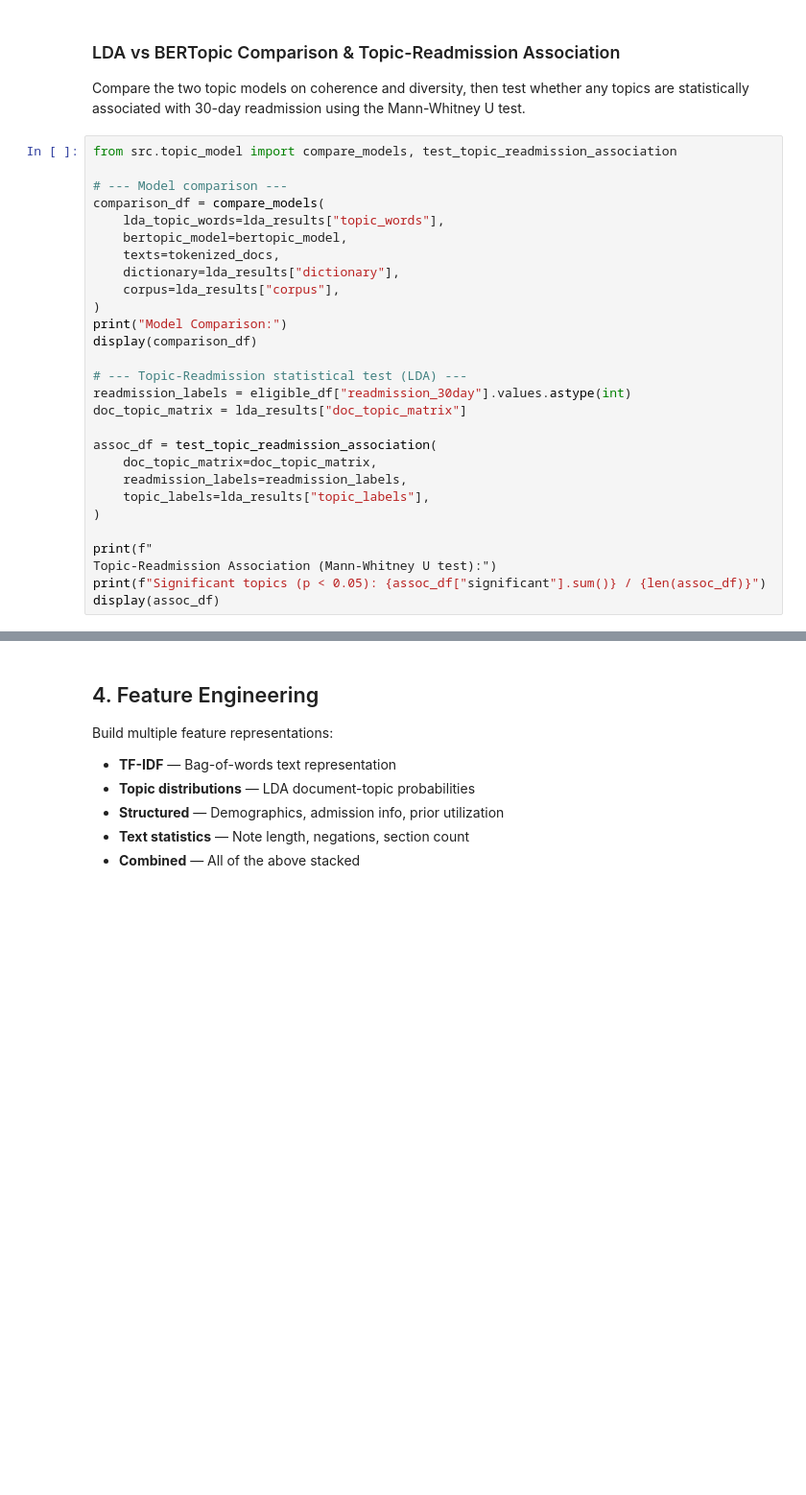
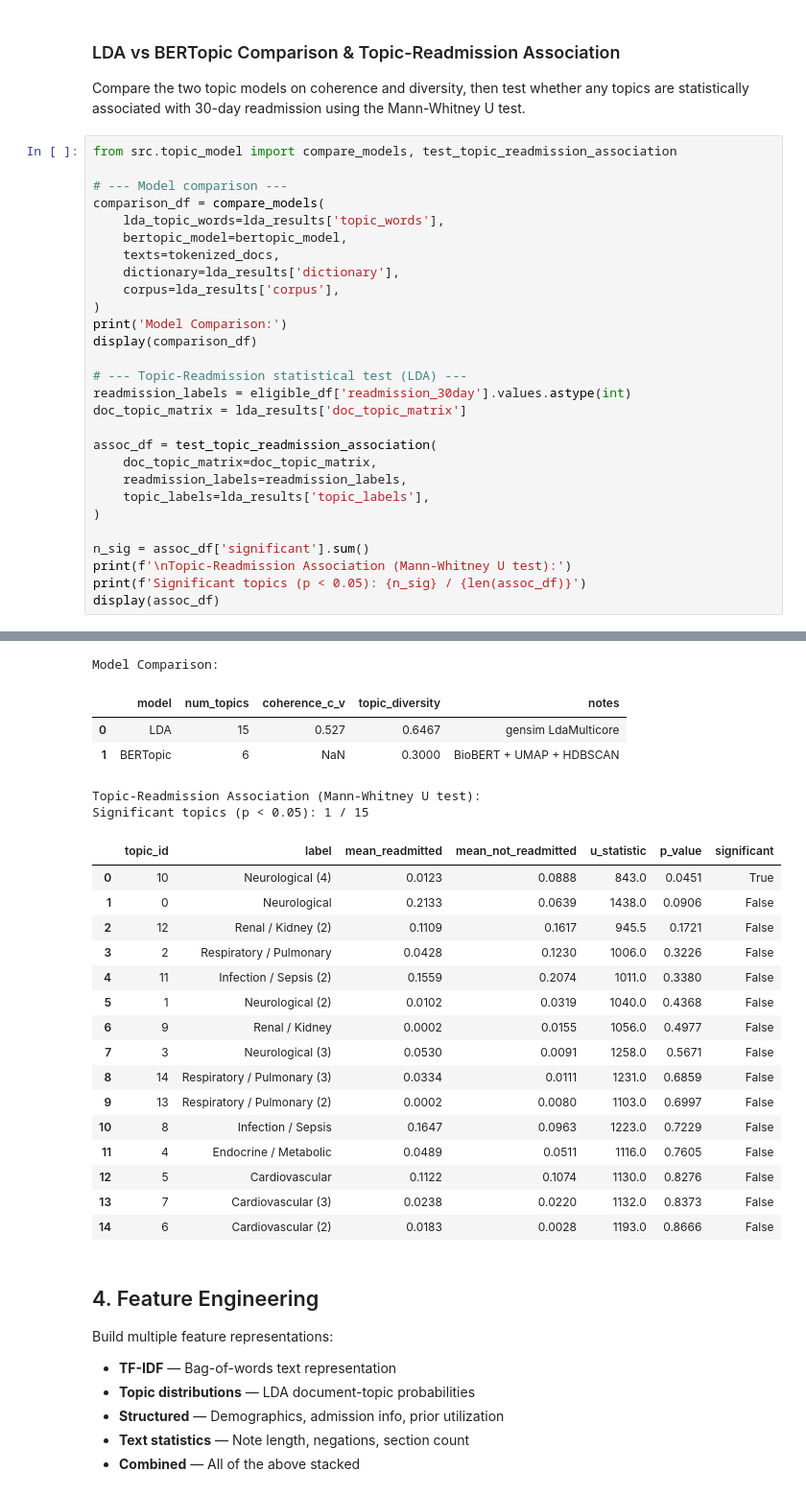
Before and after one commit to IamPrashantBhattarai/Clinical-NLP, a Jupyter notebook: notebooks/full_pipeline.ipynb, the cells around one changed output, grey strips where cells are left out. Shown at 96% size. Saved outputs shown, nothing was run; the diff lists cells and outputs as text; blank space fills up the shorter version.

```diff
--- a/notebooks/full_pipeline.ipynb
+++ b/notebooks/full_pipeline.ipynb
@@ -298,26 +370,27 @@ from src.topic_model import compare_models, test_topic_readmission_association
 
 # --- Model comparison ---
 comparison_df = compare_models(
-    lda_topic_words=lda_results["topic_words"],
+    lda_topic_words=lda_results['topic_words'],
     bertopic_model=bertopic_model,
     texts=tokenized_docs,
-    dictionary=lda_results["dictionary"],
-    corpus=lda_results["corpus"],
+    dictionary=lda_results['dictionary'],
+    corpus=lda_results['corpus'],
 )
-print("Model Comparison:")
+print('Model Comparison:')
 display(comparison_df)
 
 # --- Topic-Readmission statistical test (LDA) ---
-readmission_labels = eligible_df["readmission_30day"].values.astype(int)
-doc_topic_matrix = lda_results["doc_topic_matrix"]
+readmission_labels = eligible_df['readmission_30day'].values.astype(int)
+doc_topic_matrix = lda_results['doc_topic_matrix']
 
 assoc_df = test_topic_readmission_association(
     doc_topic_matrix=doc_topic_matrix,
     readmission_labels=readmission_labels,
-    topic_labels=lda_results["topic_labels"],
+    topic_labels=lda_results['topic_labels'],
 )
 
-print(f"
-Topic-Readmission Association (Mann-Whitney U test):")
-print(f"Significant topics (p < 0.05): {assoc_df["significant"].sum()} / {len(assoc_df)}")
+n_sig = assoc_df['significant'].sum()
+print(f'\nTopic-Readmission Association (Mann-Whitney U test):')
+print(f'Significant topics (p < 0.05): {n_sig} / {len(assoc_df)}')
 display(assoc_df)
+# %% [output]
@@ -324,3 +403,25 @@ display(assoc_df)
+Model Comparison:
+|  | model | num_topics | coherence_c_v | topic_diversity | notes |
+| 0 | LDA | 15 | 0.527 | 0.6467 | gensim LdaMulticore |
+| 1 | BERTopic | 6 | NaN | 0.3000 | BioBERT + UMAP + HDBSCAN |
+Topic-Readmission Association (Mann-Whitney U test):
+Significant topics (p < 0.05): 1 / 15
+|  | topic_id | label | mean_readmitted | mean_not_readmitted | u_statistic | p_value | significant |
+| 0 | 10 | Neurological (4) | 0.0123 | 0.0888 | 843.0 | 0.0451 | True |
+| 1 | 0 | Neurological | 0.2133 | 0.0639 | 1438.0 | 0.0906 | False |
+| 2 | 12 | Renal / Kidney (2) | 0.1109 | 0.1617 | 945.5 | 0.1721 | False |
+| 3 | 2 | Respiratory / Pulmonary | 0.0428 | 0.1230 | 1006.0 | 0.3226 | False |
+| 4 | 11 | Infection / Sepsis (2) | 0.1559 | 0.2074 | 1011.0 | 0.3380 | False |
+| 5 | 1 | Neurological (2) | 0.0102 | 0.0319 | 1040.0 | 0.4368 | False |
+| 6 | 9 | Renal / Kidney | 0.0002 | 0.0155 | 1056.0 | 0.4977 | False |
+| 7 | 3 | Neurological (3) | 0.0530 | 0.0091 | 1258.0 | 0.5671 | False |
+| 8 | 14 | Respiratory / Pulmonary (3) | 0.0334 | 0.0111 | 1231.0 | 0.6859 | False |
+| 9 | 13 | Respiratory / Pulmonary (2) | 0.0002 | 0.0080 | 1103.0 | 0.6997 | False |
+| 10 | 8 | Infection / Sepsis | 0.1647 | 0.0963 | 1223.0 | 0.7229 | False |
+| 11 | 4 | Endocrine / Metabolic | 0.0489 | 0.0511 | 1116.0 | 0.7605 | False |
+| 12 | 5 | Cardiovascular | 0.1122 | 0.1074 | 1130.0 | 0.8276 | False |
+| 13 | 7 | Cardiovascular (3) | 0.0238 | 0.0220 | 1132.0 | 0.8373 | False |
+| 14 | 6 | Cardiovascular (2) | 0.0183 | 0.0028 | 1193.0 | 0.8666 | False |
 # %% [markdown]
 ## 4. Feature Engineering
 
```
Also changed, not shown: parts of 20 cells of this notebook, 13 other files.
